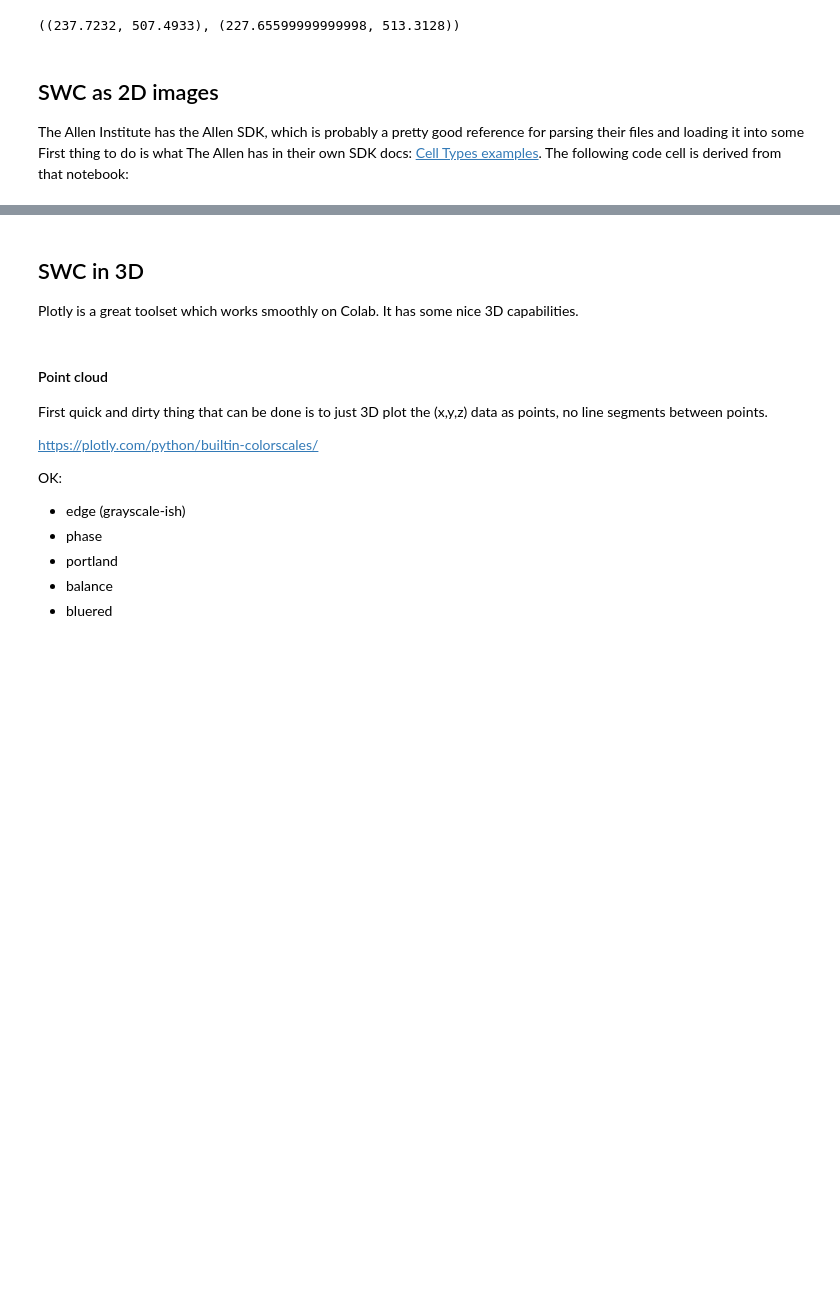
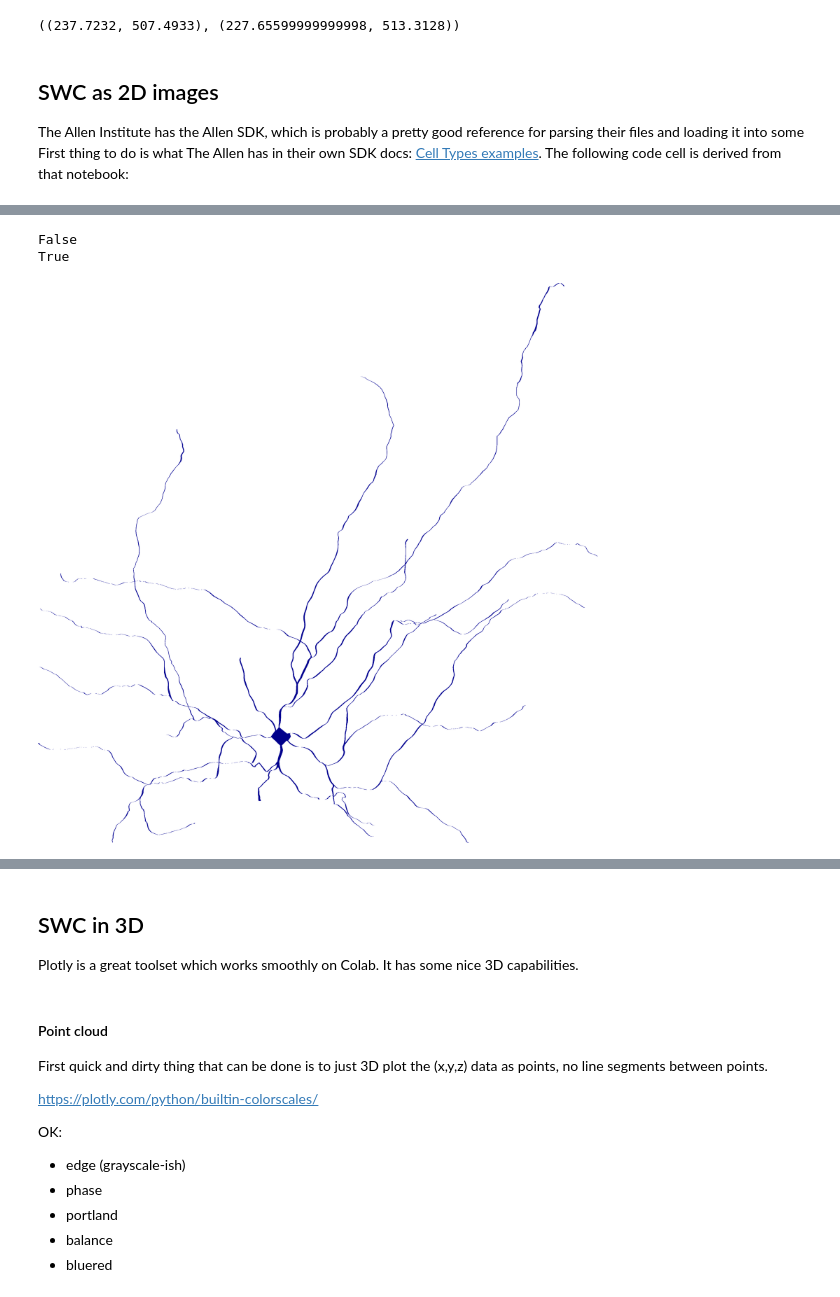
Before and after one commit to reconstrue/brightfield, a Jupyter notebook: content/visualization/swc_renderer.ipynb, the cells around one changed output, grey strips where cells are left out. Saved outputs shown, nothing was run; the diff lists cells and outputs as text; code cells hidden in the pictures; blank space fills up the shorter version.

Commit message:
Adds 2D projection mask from SWC via Datashader

```diff
--- a/content/visualization/swc_renderer.ipynb
+++ b/content/visualization/swc_renderer.ipynb
@@ -248 +277,9 @@ Wall time: 29.4 ms
 [figure]
+# %%
+polygon = shapely.geometry.Polygon([(0, 0), (1, 1), (1, 0)])
+print(polygon.exterior.is_ccw) # False
+polygon = shapely.geometry.Polygon([(0, 0), (1, 0), (1, 1)])
+print(polygon.exterior.is_ccw) # True
+# %% [output]
+False
+True
@@ -248,0 +322,36 @@ Wall time: 29.4 ms
+# %%
+# Make a line drawing of x-y and y-z views
+projections = []
+
+
+for n in morphology.compartment_list:
+  for c in morphology.children_of(n):
+    # print(c)
+    if c["type"] == 2:
+      skeleton_color = "red"
+    else:
+      skeleton_color = "blue"
+
+    v0 = [(n['x'] + n['radius']), n['y']]
+    v1 = [(n['x'] - n['radius']), n['y']]
+    v2 = [(c['x'] + c['radius']), c['y']]
+    v3 = [(c['x'] - c['radius']), c['y']]
+
+    #[ 0,0, 1,1, 2,2, 3,3, 0,0]
+    # old, diamonds: compartment_projection = np.concatenate((v0, v1, v2, v3, v0))
+
+    # TODO: JFT the new way
+    compartment_projection = project_to_2d_polygon(n, c)
+    #print(compartment_projection)
+
+    projections.append(compartment_projection)
+
+polygons = PolygonArray([projections])
+
+df = GeoDataFrame({'polygons': polygons, 'v': range(len(polygons))})
+
+cvs = ds.Canvas(plot_width=3000, plot_height=3000)
+agg = cvs.polygons(df, geometry='polygons', agg=ds.sum('v'))
+tf.shade(agg)
+# %% [output]
+[figure, added]
```
Also changed, not shown: parts of 17 cells of this notebook.
